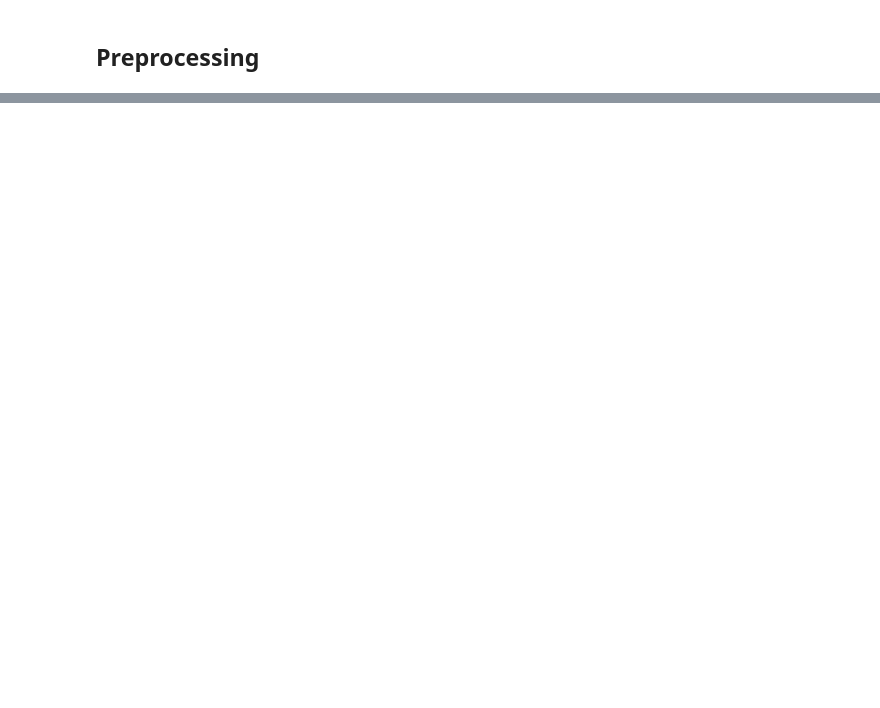
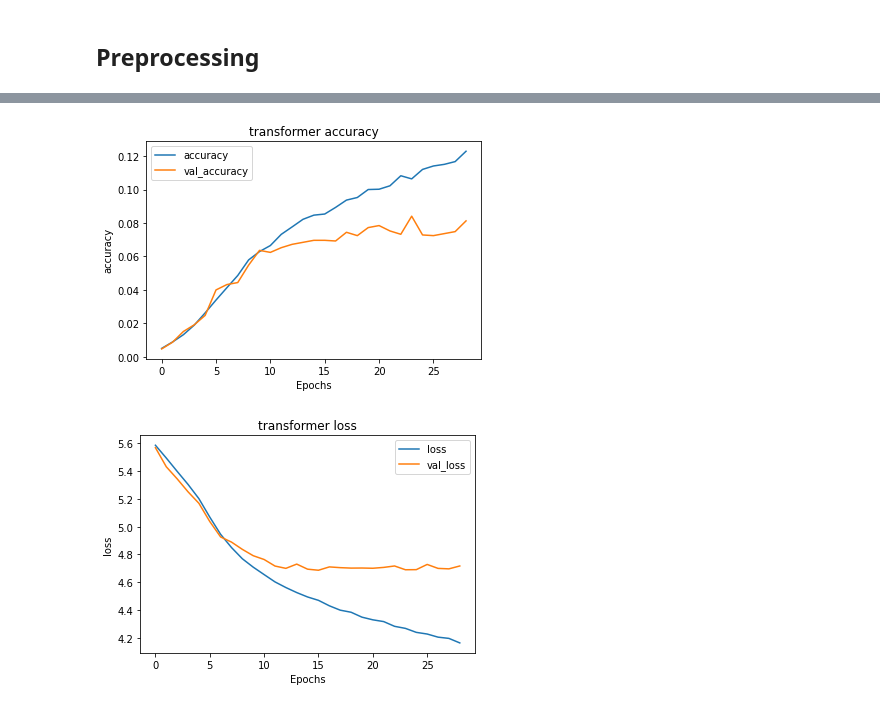
Before and after one commit to jorenterpstra/PR-group-project, a Jupyter notebook: transformer.ipynb, the cells around one changed output, grey strips where cells are left out. Cells and saved outputs as stored; diff of their text form; code cells hidden in the pictures; blank space fills up the shorter version.

Commit message:
add transformer train history

```diff
--- a/transformer.ipynb
+++ b/transformer.ipynb
@@ -80,7 +150,7 @@ def load_and_preprocess_data(path, max_num_words, pre_or_post='post'):
 # %%
 from tqdm import tqdm
 embedding_vector = {}
-f = open('/kaggle/input/glove-6b/glove.6B.100d.txt')
+f = open(f'/kaggle/input/glove-6b/glove.6B.{embed_dim}d.txt')
 for line in tqdm(f):
     vector = line.split(' ')
     word = vector[0]
@@ -93,7 +161,7 @@ Number of words found  400000
 # %%
 padded_docs, artists_onehot_encoded, vocab_size, max_length, token = load_and_preprocess_data("/kaggle/input/spotify-million-song-dataset/spotify_millsongdata.csv", None)
 # %%
-embedding_matrix = np.zeros((vocab_size,100))
+embedding_matrix = np.zeros((vocab_size, embed_dim))
 for word,i in tqdm(token.word_index.items()):
     embedding_vectors = embedding_vector.get(word)
     if embedding_vectors is not None:
@@ -134,21 +202,23 @@ class TransformerBlock(layers.Layer):
 #         x = self.token_emb(x)
 #         return x + positions
 # %%
-embed_dim = 100  # Embedding size for each token
+embed_dim = 300  # Embedding size for each token
 num_heads = 6  # Number of attention heads
 ff_dim = 32  # Hidden layer size in feed forward network inside transformer
 
 inputs = layers.Input(shape=(max_length,))
 # embedding_layer = TokenAndPositionEmbedding(max_length, vocab_size, embed_dim)
-embedding_layer = Embedding(vocab_size, 100, input_length=max_length,
+embedding_layer = Embedding(vocab_size, embed_dim, input_length=max_length,
                         weights = [embedding_matrix], trainable = False)
 x = embedding_layer(inputs)
 transformer_block = TransformerBlock(embed_dim, num_heads, ff_dim)
 x = transformer_block(x)
 x = layers.GlobalAveragePooling1D()(x)
-x = layers.Dropout(0.1)(x)
-x = layers.Dense(32, activation="relu")(x)
-x = layers.Dropout(0.1)(x)
+x = layers.Dropout(0.05)(x)
+x = layers.Dense(64, activation="relu")(x)
+x = layers.Dropout(0.05)(x)
+x = layers.Dense(64, activation="relu")(x)
+x = layers.Dropout(0.05)(x)
 outputs = layers.Dense(artists_onehot_encoded.shape[1], activation="softmax")(x)
 
 transformer = keras.Model(inputs=inputs, outputs=outputs)
@@ -176,5 +228,5 @@ _________________________________________________________________
 # %%
-callbacks = [keras.callbacks.EarlyStopping(monitor='val_accuracy', patience=5,
+callbacks = [keras.callbacks.EarlyStopping(monitor='val_accuracy', patience=10,
                                                     restore_best_weights=True,
                                                     verbose=1)]
 
@@ -194,0 +246,34 @@ Epoch 2/200
+# %%
+import matplotlib.pyplot as plt
+def plot_graphs(history, string, title):
+    if type(history) is dict:
+        plt.plot(history[string])
+        plt.plot(history['val_'+string])
+    else:
+        plt.plot(history.history[string])
+        plt.plot(history.history['val_'+string])
+    plt.xlabel("Epochs")
+    plt.ylabel(string)
+    plt.legend([string, 'val_'+string])
+    plt.title(f"{title} {string}")
+    plt.show()
+
+def plot_model_comparison(history1, history2, string, title):
+    plt.plot(history1.history[string])
+    plt.plot(history1.history['val_'+string])
+    plt.plot(history2.history[string])
+    plt.plot(history2.history['val_'+string])
+    plt.xlabel("Epochs")
+    plt.ylabel(string)
+    plt.legend([string, 'val_'+string])
+    plt.title(f"{title} {string}")
+    plt.show()
+
+plot_graphs(history, 'accuracy', 'transformer')
+plot_graphs(history, 'loss', 'transformer')
+
+# plot_graphs(trainable_history, 'accuracy', 'trainable embedding GRU')
+# plot_graphs(trainable_history, 'loss', 'trainable embedding GRU')
+# %% [output]
+[figure, added]
+[figure, added]
```
Also changed, not shown: parts of 9 cells of this notebook, 2 other files.
